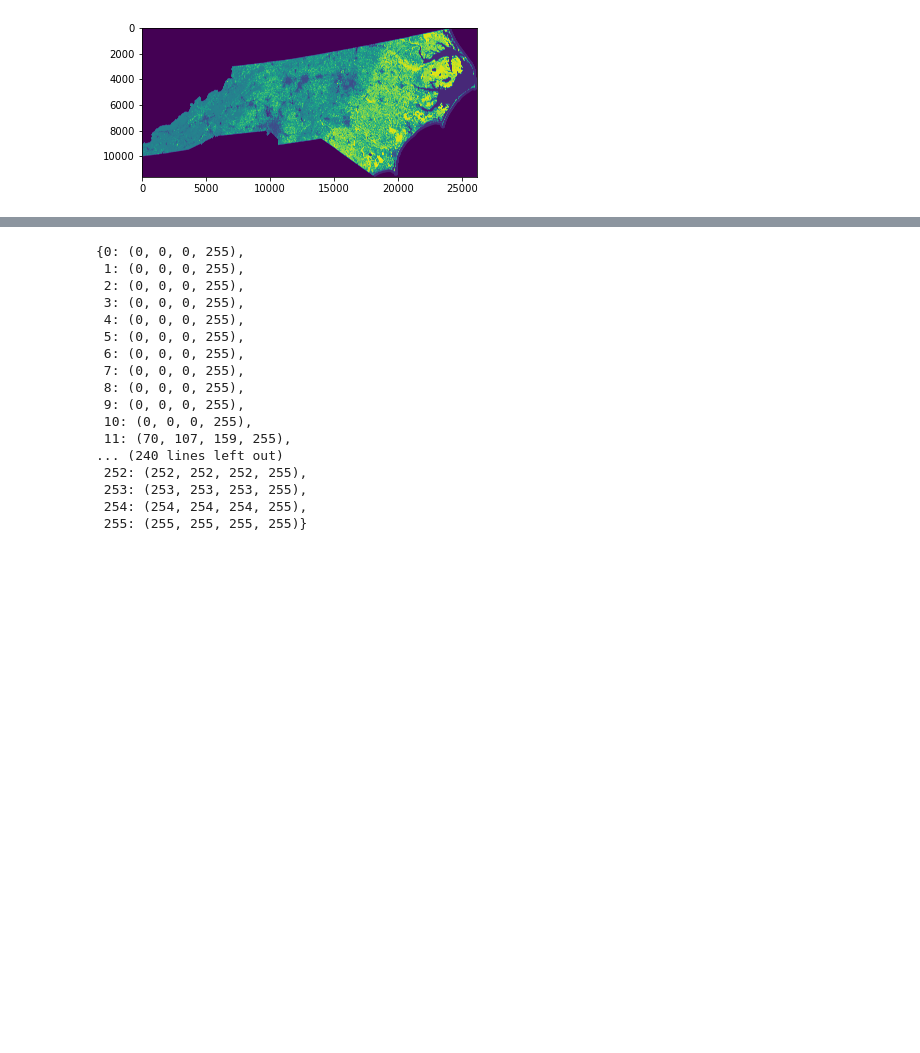
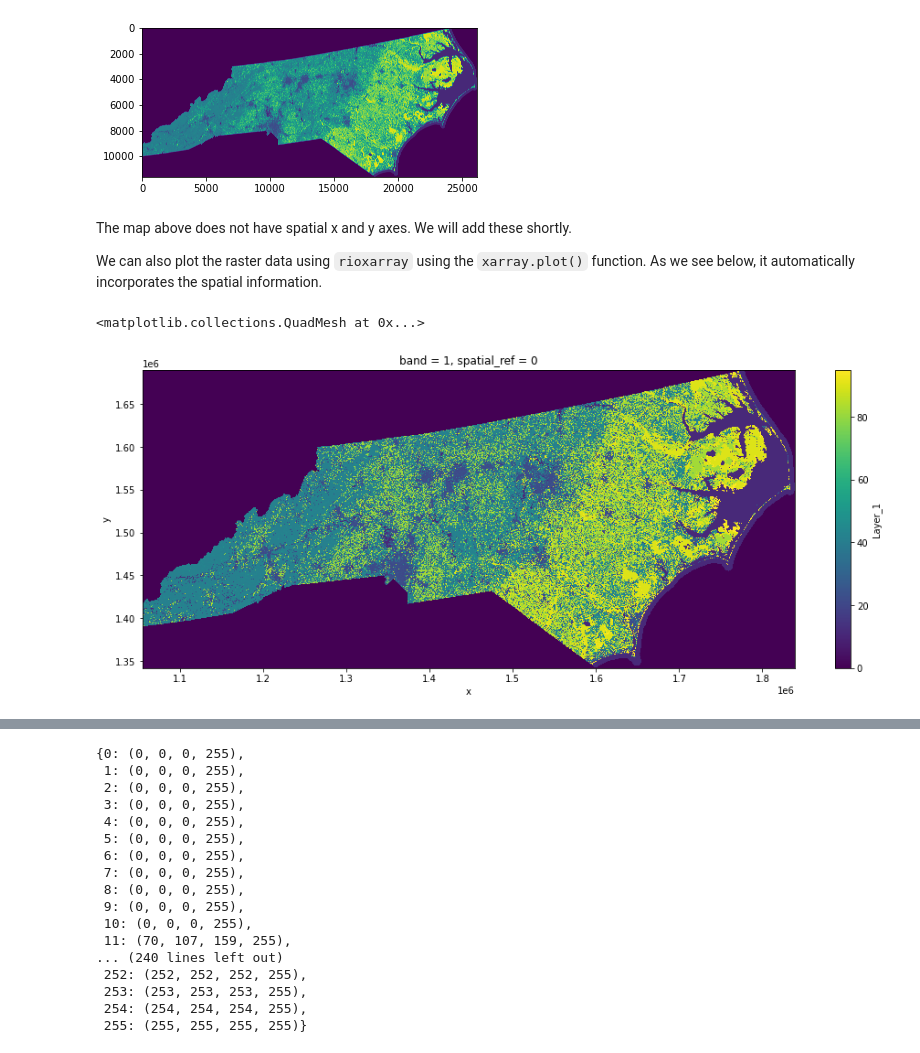
Before and after one commit to mdgaines/NR491_2022_OG, a Jupyter notebook: exercise2/exercise2.ipynb, the cells around one changed output, grey strips where cells are left out. Drawn from its saved outputs; the diff is of its cells as text; code cells hidden in the pictures; blank space fills up the shorter version.

```diff
--- a/exercise2/exercise2.ipynb
+++ b/exercise2/exercise2.ipynb
@@ -99,0 +120,6 @@ BoundingBox(left=1054155.0, bottom=1341765.0, right=1838895.0, top=1690155.0)
+# %%
+# read in raster with rioxarray
+# del(lclu_data_rxr)
+lclu_data_rxr = rxr.open_rasterio(nc_lclu_path)
+
+lclu_data_rxr
@@ -102,5 +200,15 @@ plt.imshow(lclu_data)
 # %% [output]
 <matplotlib.image.AxesImage at 0x...>
 [figure]
+# %% [markdown]
+The map above does not have spatial x and y axes. We will add these shortly.
+
+We can also plot the raster data using `rioxarray` using the `xarray.plot()` function. As we see below, it automatically incorporates the spatial information.
+# %%
+fig, ax = plt.subplots(figsize=(16,6)) # set the figure size (width, height)
+lclu_data_rxr.plot(ax=ax)
+# %% [output]
+<matplotlib.collections.QuadMesh at 0x...>
+[figure, added]
 # %% [markdown]
 We have a map! However, NLCD data comes with specific colors that map to specific land cover types, and we can see the numerical representations of these colors as the values in our `lclu_colors` dictionary. The keys for this dictionary are the NLCD land cover types.
```
Also changed, not shown: parts of 42 cells of this notebook, 8 other files.
